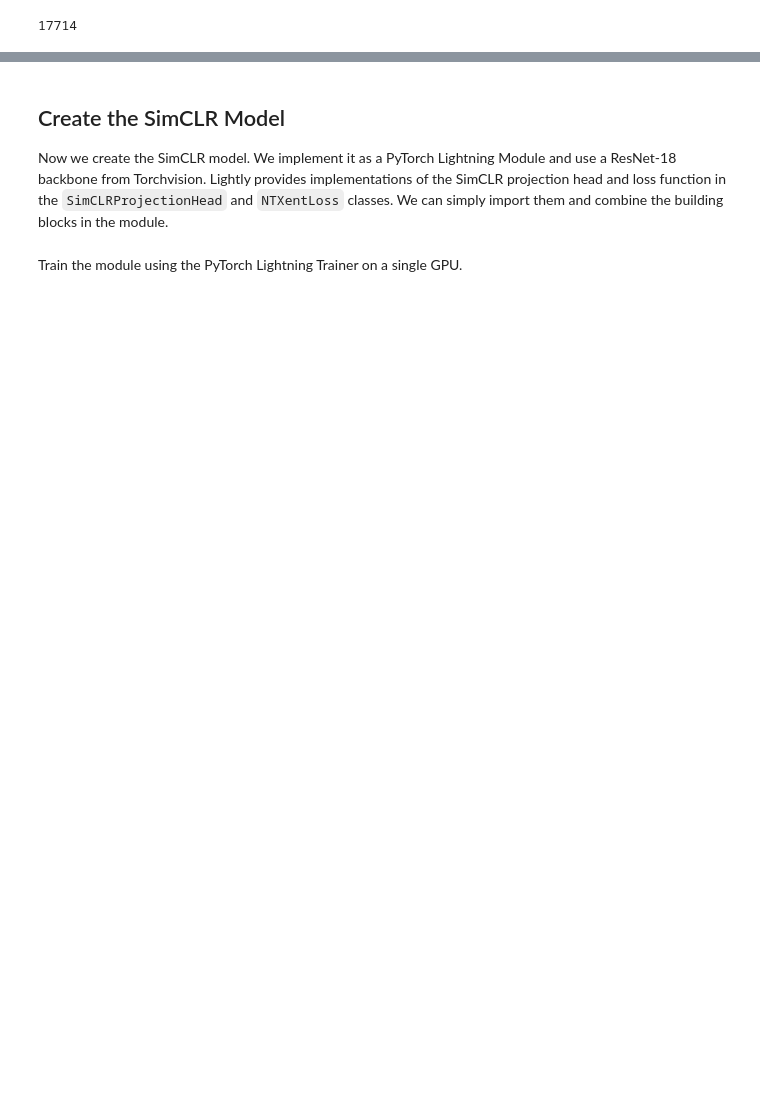
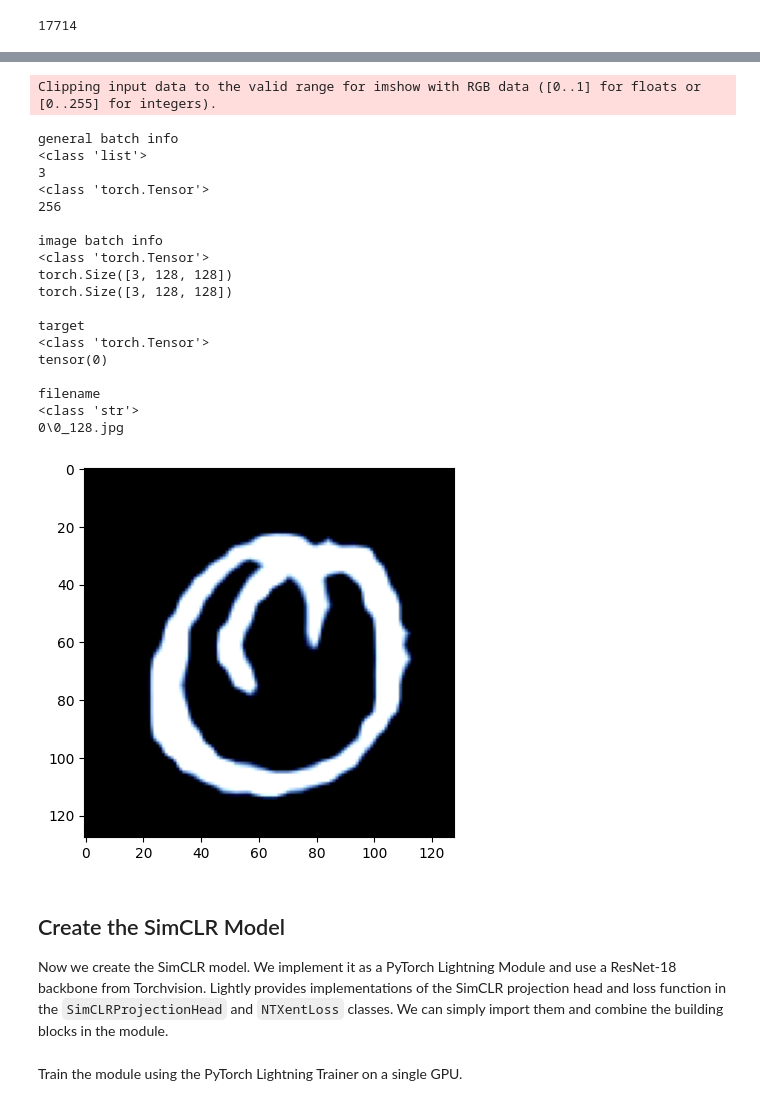
Before and after one commit to MKaczkow/ml_concepts, a Jupyter notebook: ideas/ssl/simcrl_mnist.ipynb, the cells around one changed output, grey strips where cells are left out. Saved outputs shown, nothing was run; the diff lists cells and outputs as text; code cells hidden in the pictures; blank space fills up the shorter version.

```diff
--- a/ideas/ssl/simcrl_mnist.ipynb
+++ b/ideas/ssl/simcrl_mnist.ipynb
@@ -160,0 +183,15 @@ filename
+# %%
+test_transform = torchvision.transforms.Compose(
+    [
+        torchvision.transforms.Resize((input_size, input_size)),
+        torchvision.transforms.ToTensor(),
+        torchvision.transforms.Normalize(
+            mean=utils.IMAGENET_NORMALIZE["mean"],
+            std=utils.IMAGENET_NORMALIZE["std"],
+        ),
+    ]
+)
+# %%
+test_dataset_simclr = LightlyDataset(
+    input_dir=path_to_test_data, transform=test_transform
+)
@@ -161,3 +226,54 @@ filename
+# %%
+dataloader_test_simclr = torch.utils.data.DataLoader(
+    test_dataset_simclr,
+    batch_size=batch_size,
+    shuffle=False,
+    drop_last=True,
+    num_workers=num_workers,
+)
+# %%
+for batch in dataloader_test_simclr:
+    print("\ngeneral batch info")
+    print(type(batch))
+    print(len(batch))
+    print(type(batch[0]))
+    print(len(batch[0]))
+
+    print("\nimage batch info")
+    print(type(batch[0][0]))
+    print(batch[0][33].shape)
+    print(batch[0][33].shape)
+    plt.imshow(batch[0][33].permute(1, 2, 0))
+
+    print("\ntarget")
+    print(type(batch[1][33]))
+    print(batch[1][33])
+
+    print("\nfilename")
+    print(type(batch[2][33]))
+    print(batch[2][33])
+    break
+# %% [output]
+Clipping input data to the valid range for imshow with RGB data ([0..1] for floats or [0..255] for integers).
+general batch info
+<class 'list'>
+3
+<class 'torch.Tensor'>
+256
+
+image batch info
+<class 'torch.Tensor'>
+torch.Size([3, 128, 128])
+torch.Size([3, 128, 128])
+
+target
+<class 'torch.Tensor'>
+tensor(0)
+
+filename
+<class 'str'>
+0\0_128.jpg
+[figure, added]
 # %% [markdown]
 ## Create the SimCLR Model
 Now we create the SimCLR model. We implement it as a PyTorch Lightning Module
```
Also changed, not shown: parts of 28 cells of this notebook, 4 other files.
